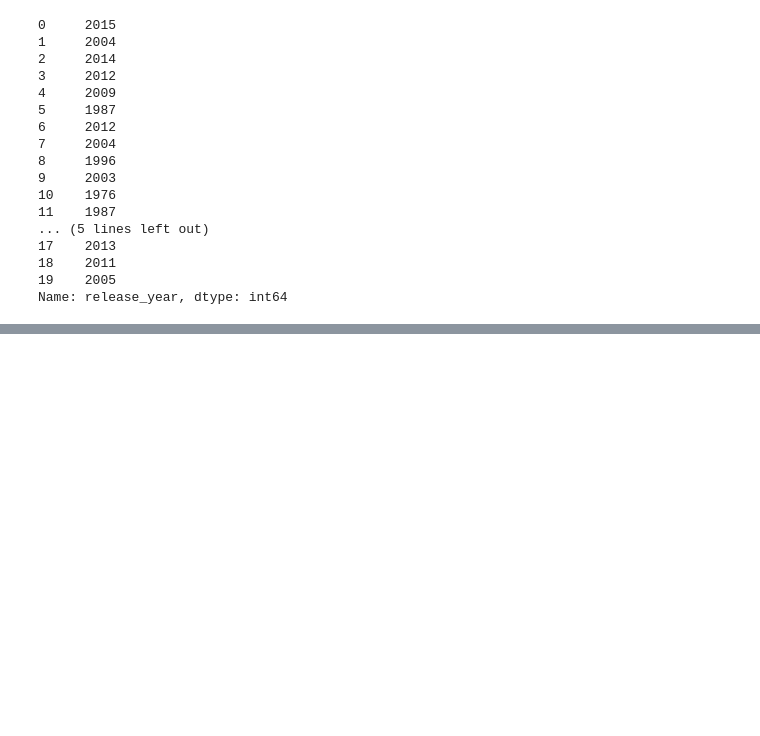
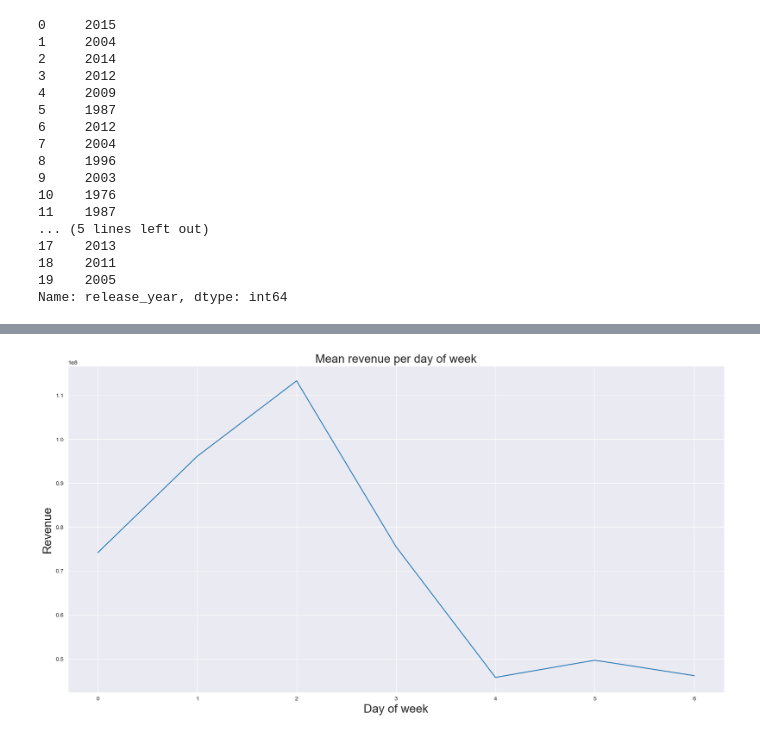
Before and after one commit to F1ameX/Machine-learning, a Jupyter notebook: Box-office-prediction_Kaggle/sample.ipynb, the cells around one changed output, grey strips where cells are left out. Saved outputs shown, nothing was run; the diff lists cells and outputs as text; code cells hidden in the pictures; blank space fills up the shorter version.

```diff
--- a/Box-office-prediction_Kaggle/sample.ipynb
+++ b/Box-office-prediction_Kaggle/sample.ipynb
@@ -280,0 +316,9 @@ plt.show()
+# %%
+train['mean_revenue_day'] = train.groupby('release_day_week')['revenue'].aggregate('mean')
+train['mean_revenue_day'].plot(figsize=(20, 10))
+plt.title('Mean revenue per day of week', fontsize=20)
+plt.xlabel('Day of week', fontsize=20)
+plt.ylabel('Revenue', fontsize=20)
+plt.show()
+# %% [output]
+[figure, added]
```
Also changed, not shown: parts of 32 cells of this notebook.
